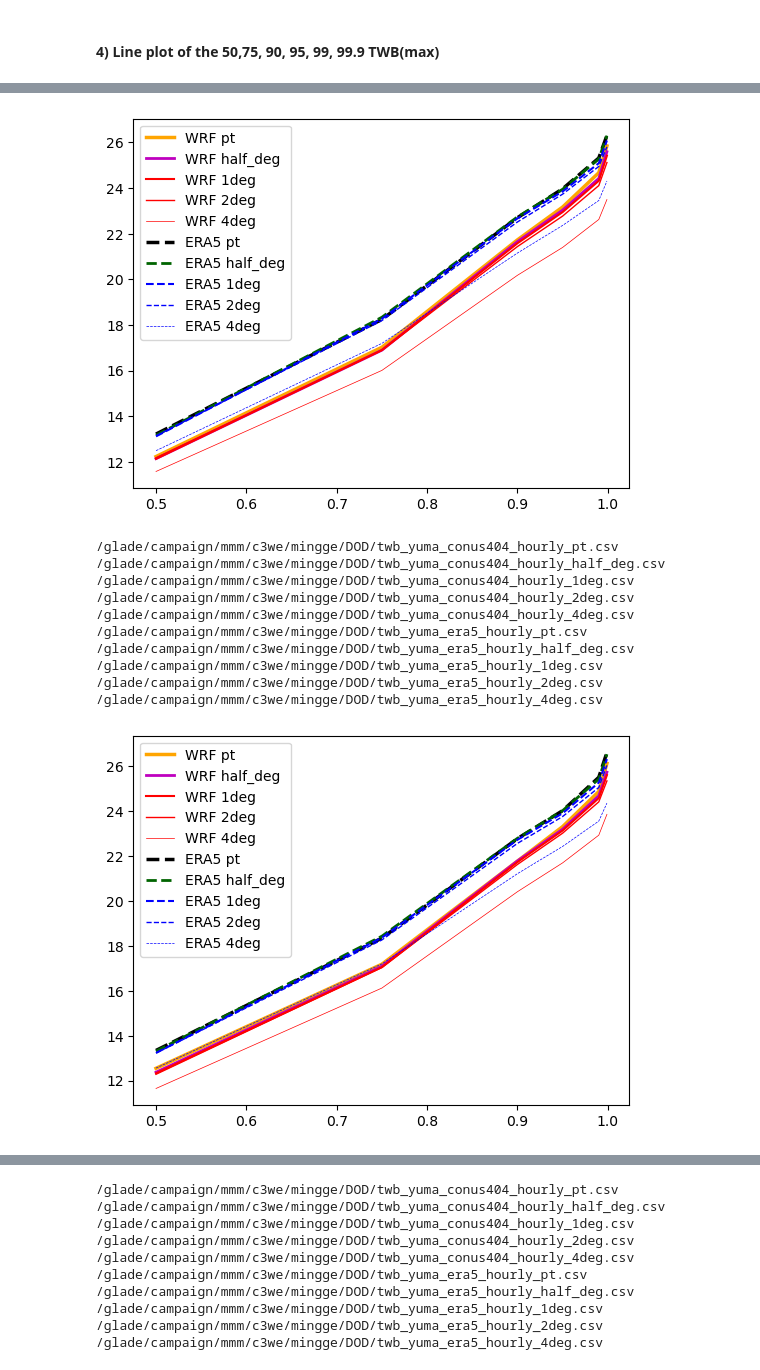
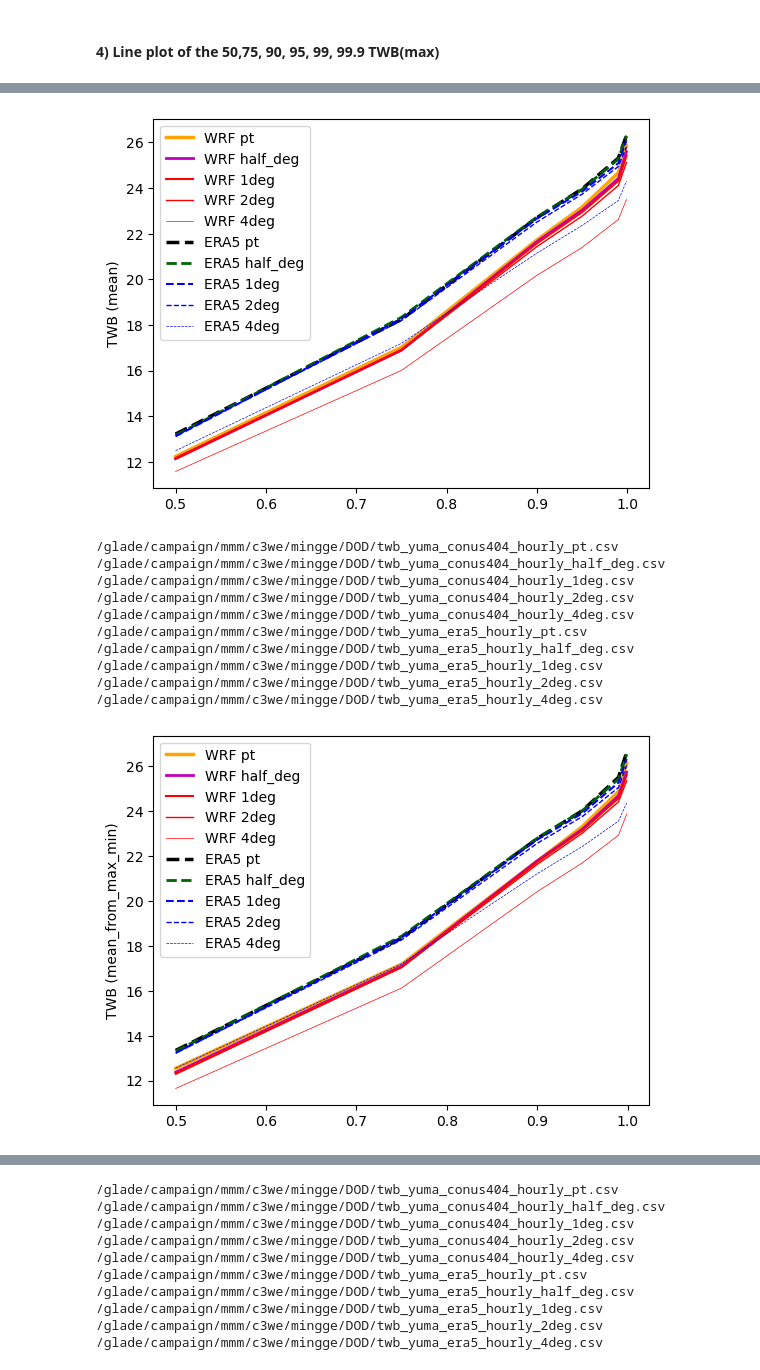
Before and after one commit to ming80302/DOD, a Jupyter notebook: twb_era5_conus404_ob.ipynb, the cells around one changed output, grey strips where cells are left out. Saved outputs shown, nothing was run; the diff lists cells and outputs as text; code cells hidden in the pictures.

```diff
--- a/twb_era5_conus404_ob.ipynb
+++ b/twb_era5_conus404_ob.ipynb
@@ -342,6 +342,8 @@ for method in method_1d:
 
         ct = ct + 1
 
+    plt.ylabel('TWB (' + method + ')')
+
     plt.legend()
     plt.show()
 # %% [output]
@@ -370,24 +372,24 @@ for method in method_1d:
 /glade/campaign/mmm/c3we/mingge/DOD/twb_yuma_conus404_hourly_pt.csv
 /glade/campaign/mmm/c3we/mingge/DOD/twb_yuma_conus404_hourly_half_deg.csv
 /glade/campaign/mmm/c3we/mingge/DOD/twb_yuma_conus404_hourly_1deg.csv
 /glade/campaign/mmm/c3we/mingge/DOD/twb_yuma_conus404_hourly_2deg.csv
 /glade/campaign/mmm/c3we/mingge/DOD/twb_yuma_conus404_hourly_4deg.csv
 /glade/campaign/mmm/c3we/mingge/DOD/twb_yuma_era5_hourly_pt.csv
 /glade/campaign/mmm/c3we/mingge/DOD/twb_yuma_era5_hourly_half_deg.csv
 /glade/campaign/mmm/c3we/mingge/DOD/twb_yuma_era5_hourly_1deg.csv
 /glade/campaign/mmm/c3we/mingge/DOD/twb_yuma_era5_hourly_2deg.csv
 /glade/campaign/mmm/c3we/mingge/DOD/twb_yuma_era5_hourly_4deg.csv
-[figure, old version]
+[figure, new version]
 /glade/campaign/mmm/c3we/mingge/DOD/twb_yuma_conus404_hourly_pt.csv
 /glade/campaign/mmm/c3we/mingge/DOD/twb_yuma_conus404_hourly_half_deg.csv
 /glade/campaign/mmm/c3we/mingge/DOD/twb_yuma_conus404_hourly_1deg.csv
 /glade/campaign/mmm/c3we/mingge/DOD/twb_yuma_conus404_hourly_2deg.csv
 /glade/campaign/mmm/c3we/mingge/DOD/twb_yuma_conus404_hourly_4deg.csv
 /glade/campaign/mmm/c3we/mingge/DOD/twb_yuma_era5_hourly_pt.csv
 /glade/campaign/mmm/c3we/mingge/DOD/twb_yuma_era5_hourly_half_deg.csv
 /glade/campaign/mmm/c3we/mingge/DOD/twb_yuma_era5_hourly_1deg.csv
 /glade/campaign/mmm/c3we/mingge/DOD/twb_yuma_era5_hourly_2deg.csv
 /glade/campaign/mmm/c3we/mingge/DOD/twb_yuma_era5_hourly_4deg.csv
-[figure, old version]
+[figure, new version]
 # %% [markdown]
 #### 4b) average diurnal cycle for CONUS404 and ERA5 in Aug
```
Also changed, not shown: parts of 3 cells of this notebook.
